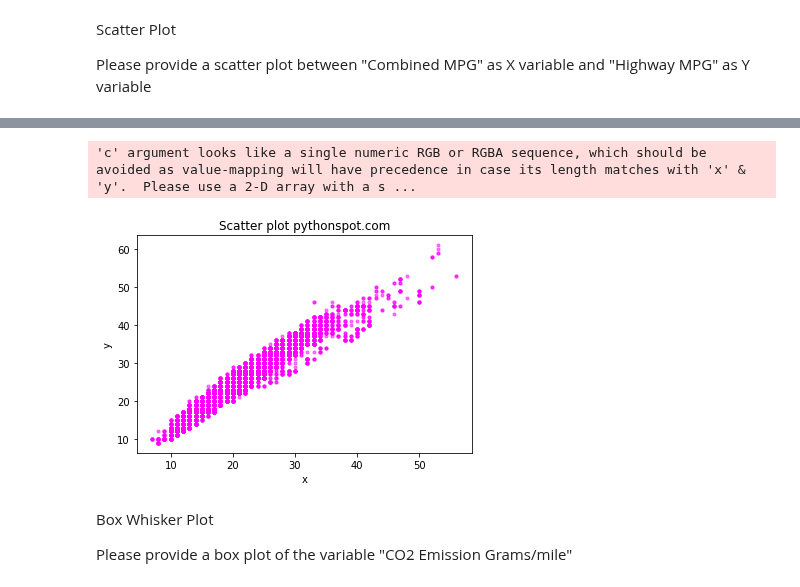
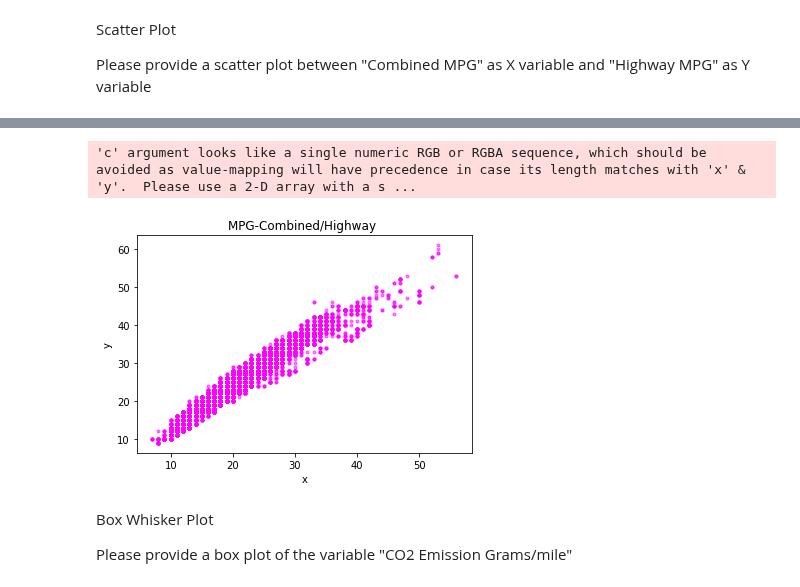
Before and after one commit to ironhack-datalabs/datamad0819, a Jupyter notebook: module-2/lab-matplotlib-seaborn/your-code/challenge-1.ipynb, the cells around one changed output, grey strips where cells are left out. Drawn from its saved outputs; the diff is of its cells as text; code cells hidden in the pictures.

```diff
--- a/module-2/lab-matplotlib-seaborn/your-code/challenge-1.ipynb
+++ b/module-2/lab-matplotlib-seaborn/your-code/challenge-1.ipynb
@@ -119,26 +119,21 @@ display(df.head())
 | 4 | ASC Incorporated | GNX | 1987 | 3.8 | 6.0 | Automatic 4-spd | Rear-Wheel Drive | Midsize Cars | ... |
 # %%
 #Scatter Plot
-#Proporcione un diagrama de dispersión entre "MPG combinado" como variable X y "MPG de autopista" como variable Y
-#Please provide a scatter plot between "Combined MPG" as X variable and "Highway MPG" as Y variable
 
-
-# Create data
 N = 200
 x = df['Combined MPG']
 y = df['Highway MPG']
 colors = (1,0,1)
 area = np.pi*3
 
-# Plot
 plt.scatter(x, y, s=area, c=colors, alpha=0.5)
-plt.title('Scatter plot pythonspot.com')
+plt.title('MPG-Combined/Highway ')
 plt.xlabel('x')
 plt.ylabel('y')
 plt.show()
 # %% [output]
 'c' argument looks like a single numeric RGB or RGBA sequence, which should be avoided as value-mapping will have precedence in case its length matches with 'x' & 'y'.  Please use a 2-D array with a s ...
-[figure, old version]
+[figure, new version]
 # %% [markdown]
 Box Whisker Plot
 
```
Also changed, not shown: 2 other files.
